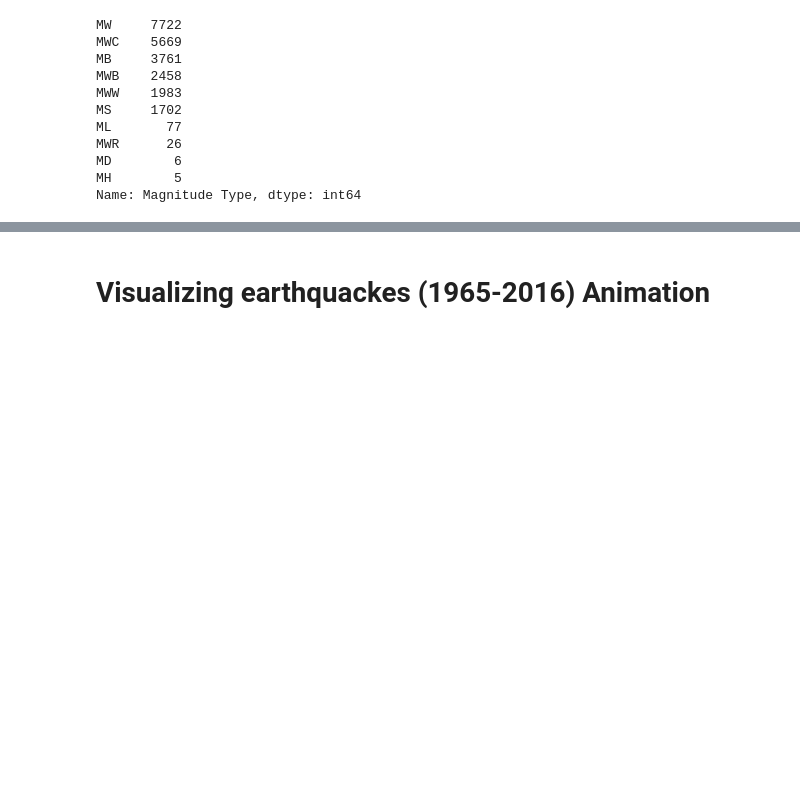
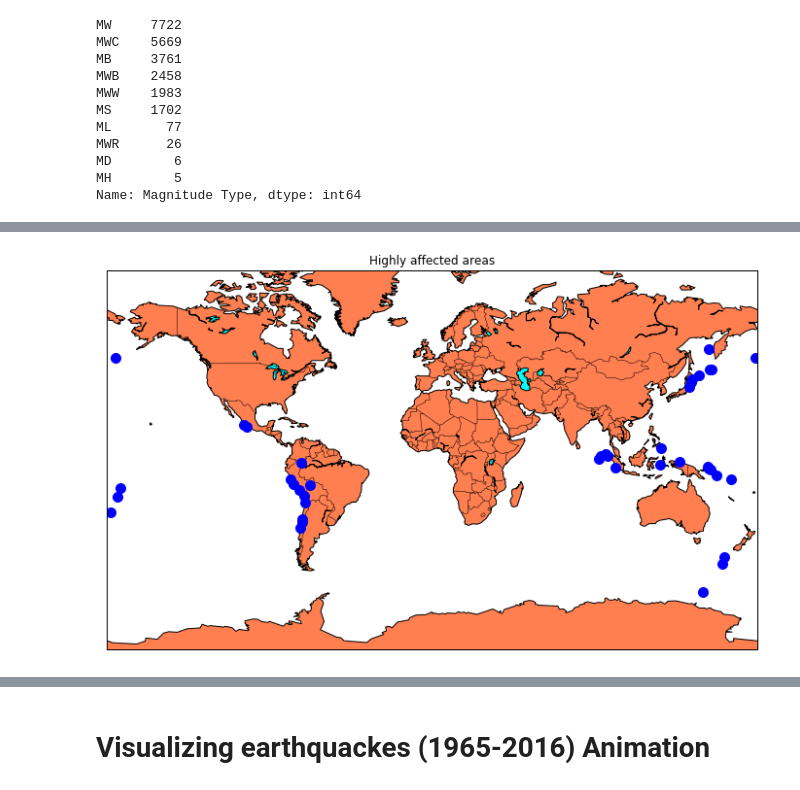
Before and after one commit to Conglang/DeepOps, a Jupyter notebook: Op4_predict_magnitude_of_earthquake/predict_magnitude_of_earthquake.ipynb, the cells around one changed output, grey strips where cells are left out. Saved outputs shown, nothing was run; the diff lists cells and outputs as text; code cells hidden in the pictures; blank space fills up the shorter version.

```diff
--- a/Op4_predict_magnitude_of_earthquake/predict_magnitude_of_earthquake.ipynb
+++ b/Op4_predict_magnitude_of_earthquake/predict_magnitude_of_earthquake.ipynb
@@ -73,0 +141,15 @@ Name: Magnitude Type, dtype: int64
+# %%
+longitudes = highly_affected["Longitude"].tolist()
+latitudes = highly_affected["Latitude"].tolist()
+n = Basemap(projection='mill',llcrnrlat=-80,urcrnrlat=80, llcrnrlon=-180,urcrnrlon=180,lat_ts=20,resolution='c')
+x,y = n(longitudes,latitudes)
+fig3 = plt.figure(3,figsize=(12,10))
+plt.title("Highly affected areas")
+n.plot(x, y, "o", markersize = 10, color = 'blue')
+n.drawcoastlines()
+n.fillcontinents(color='coral',lake_color='aqua')
+n.drawmapboundary()
+n.drawcountries()
+plt.show()
+# %% [output]
+[figure, added]
```
Also changed, not shown: parts of 17 cells of this notebook.
